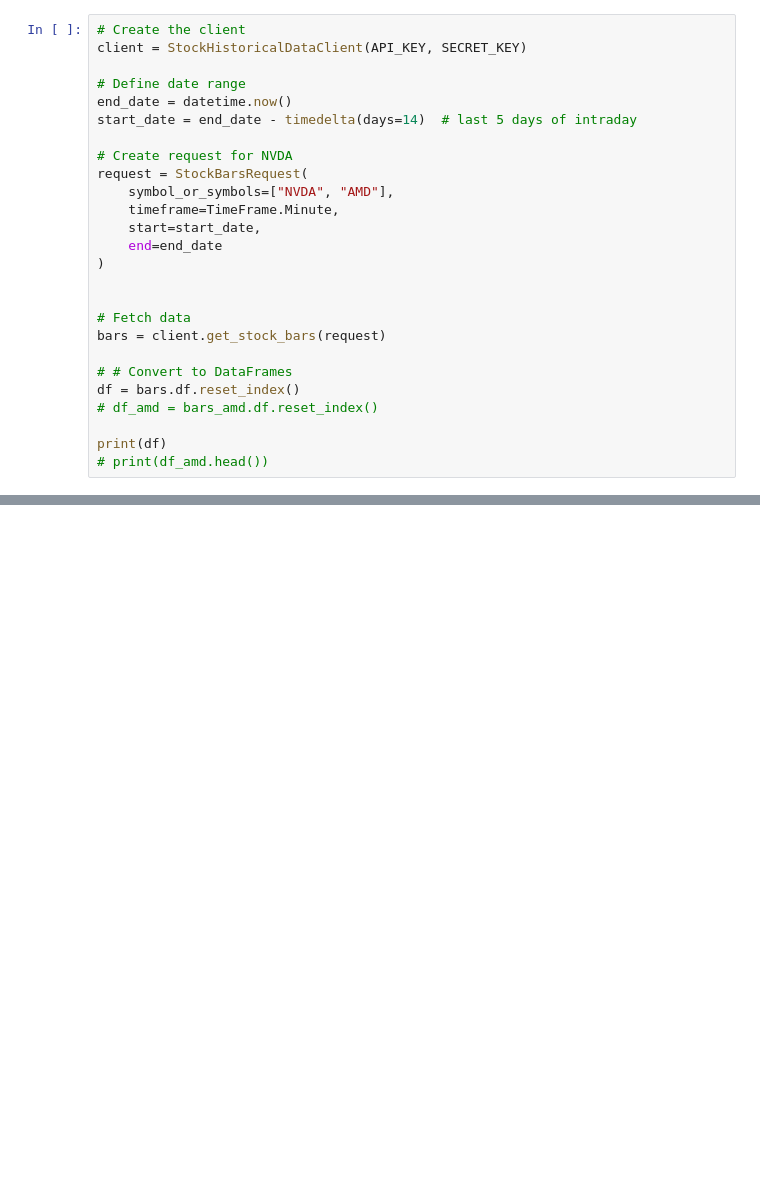
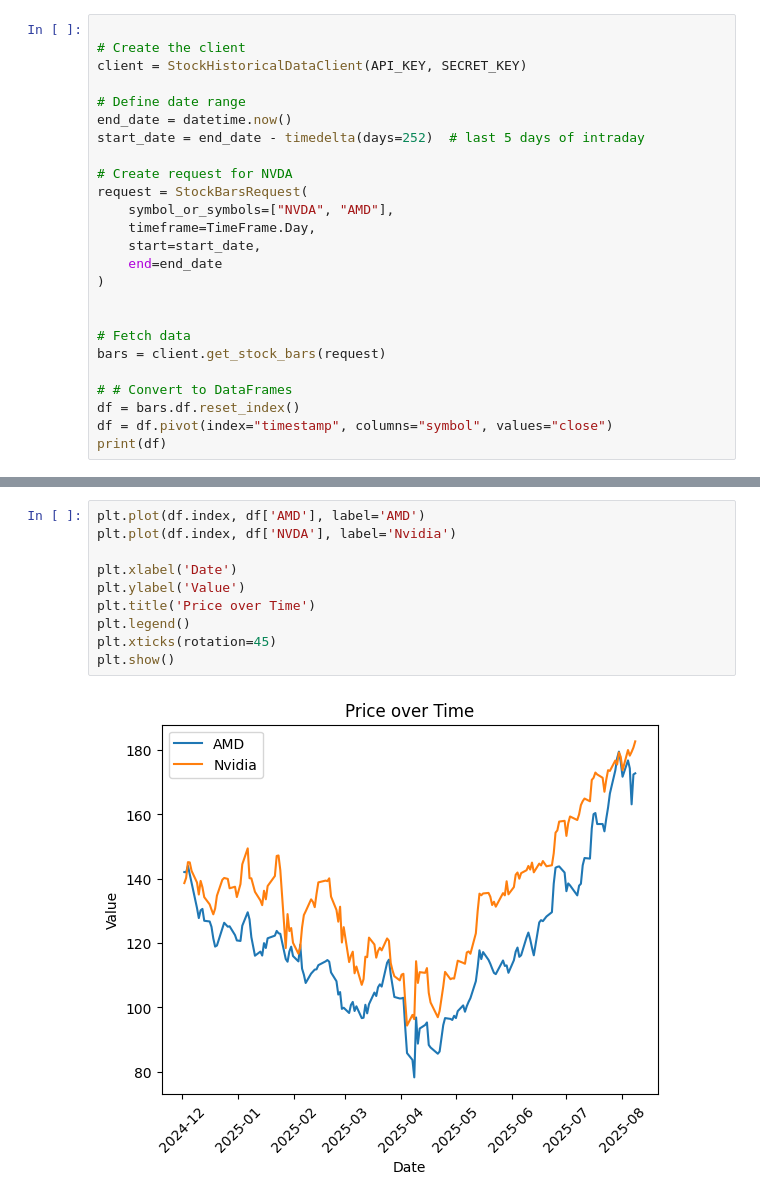
Before and after one commit to alexmcmullen80/Pairs-Trading, a Jupyter notebook: spread-trading.ipynb, the cells around one changed output, grey strips where cells are left out. Saved outputs shown, nothing was run; the diff lists cells and outputs as text; blank space fills up the shorter version.

```diff
--- a/spread-trading.ipynb
+++ b/spread-trading.ipynb
@@ -12,15 +13,16 @@ SECRET_KEY = os.environ.get("SECRET_KEY")
 # %%
+
 # Create the client
 client = StockHistoricalDataClient(API_KEY, SECRET_KEY)
 
 # Define date range
 end_date = datetime.now()
-start_date = end_date - timedelta(days=14)  # last 5 days of intraday
+start_date = end_date - timedelta(days=252)  # last 5 days of intraday
 
 # Create request for NVDA
 request = StockBarsRequest(
     symbol_or_symbols=["NVDA", "AMD"],
-    timeframe=TimeFrame.Minute,
+    timeframe=TimeFrame.Day,
     start=start_date,
     end=end_date
 )
@@ -31,8 +33,6 @@ bars = client.get_stock_bars(request)
 
 # # Convert to DataFrames
 df = bars.df.reset_index()
-# df_amd = bars_amd.df.reset_index()
-
+df = df.pivot(index="timestamp", columns="symbol", values="close")
 print(df)
-# print(df_amd.head())
 # %% [output]
@@ -55,0 +55,12 @@ print(df)
+# %%
+plt.plot(df.index, df['AMD'], label='AMD')
+plt.plot(df.index, df['NVDA'], label='Nvidia')
+
+plt.xlabel('Date')
+plt.ylabel('Value')
+plt.title('Price over Time')
+plt.legend()
+plt.xticks(rotation=45)
+plt.show()
+# %% [output]
+[figure, added]
```
Also changed, not shown: parts of 7 cells of this notebook.
